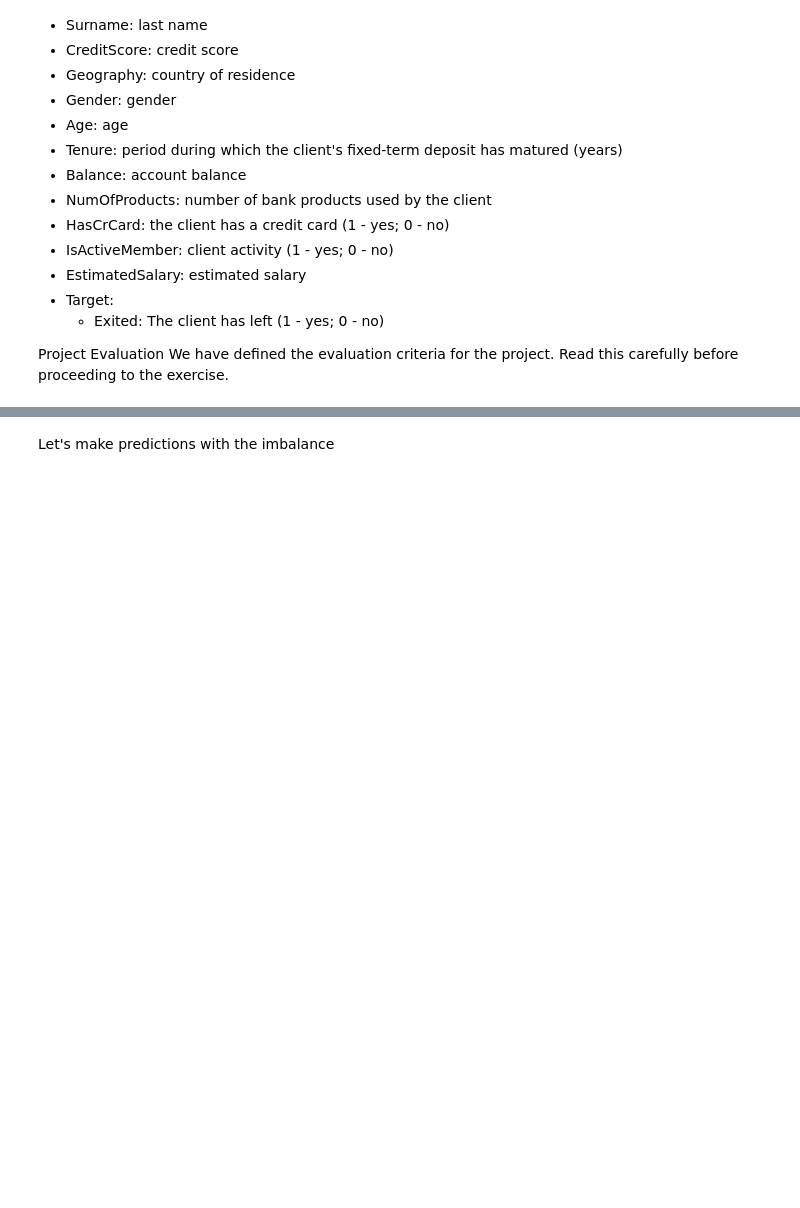
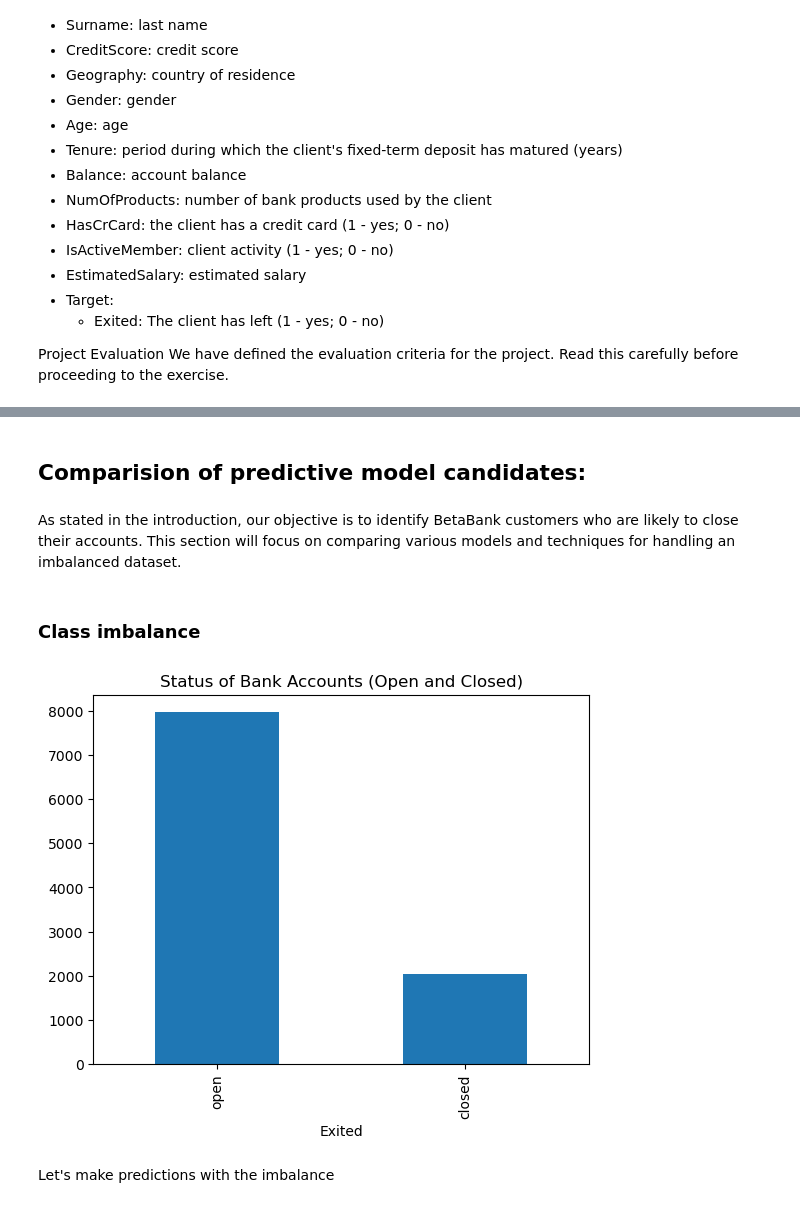
Before and after one commit to devleonfull/betabank_case, a Jupyter notebook: betabank_analysis.ipynb, the cells around one changed output, grey strips where cells are left out. Drawn from its saved outputs; the diff is of its cells as text; code cells hidden in the pictures; blank space fills up the shorter version.

Commit message:
Plots improved. Analysis extended.

```diff
--- a/betabank_analysis.ipynb
+++ b/betabank_analysis.ipynb
@@ -184,0 +135,2 @@ y.value_counts().plot(kind='bar')
+# %%
+data = data.drop(["CustomerId", "RowNumber", "Surname"], axis=1)
@@ -184,0 +159,5 @@ y.value_counts().plot(kind='bar')
+# %%
+data["Tenure"] = data["Tenure"].astype("Int64")
+# %%
+X = data.drop(["Exited"], axis=1)
+y = data["Exited"].squeeze()
@@ -185,3 +168,15 @@ y.value_counts().plot(kind='bar')
+# %% [markdown]
+## Comparision of predictive model candidates:
+# %% [markdown]
+As stated in the introduction, our objective is to identify BetaBank customers who are likely to close their accounts. This section will focus on comparing various models and techniques for handling an imbalanced dataset.
+# %% [markdown]
+### Class imbalance
+# %%
+y.value_counts().plot(kind="bar", title="Status of Bank Accounts (Open and Closed)")
+plt.xticks(ticks=[0, 1], labels=["open", "closed"])
+plt.show()
+# %% [output]
+[figure, added]
 # %% [markdown]
 Let's make predictions with the imbalance
 # %% [markdown]
```
Also changed, not shown: parts of 136 cells of this notebook, 4 other files.
